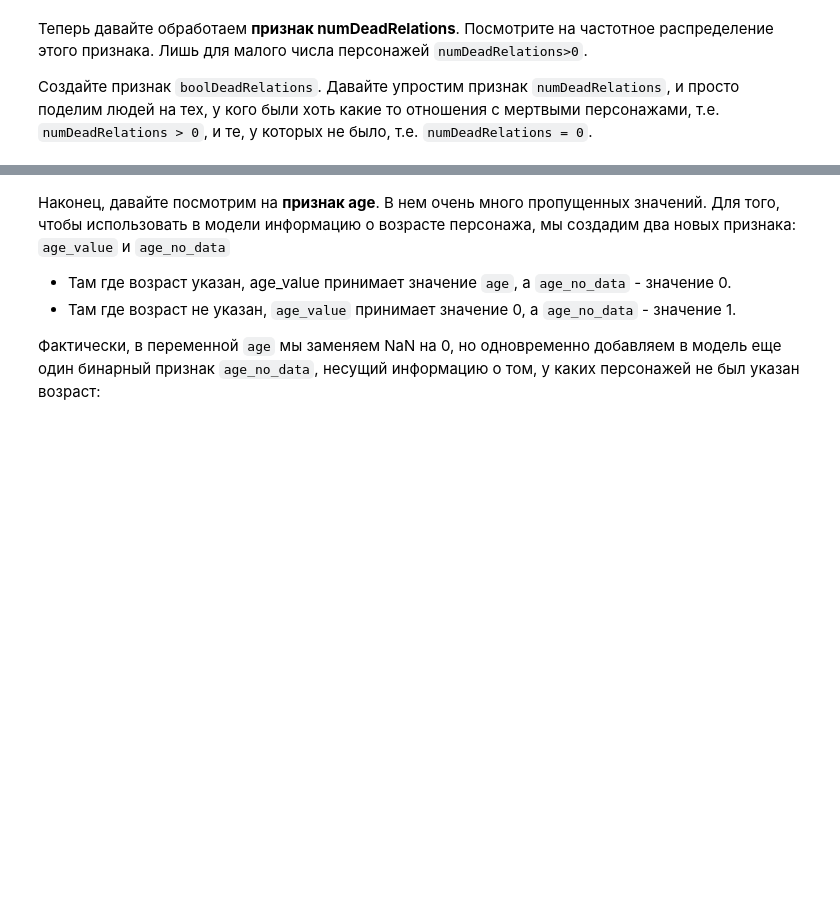
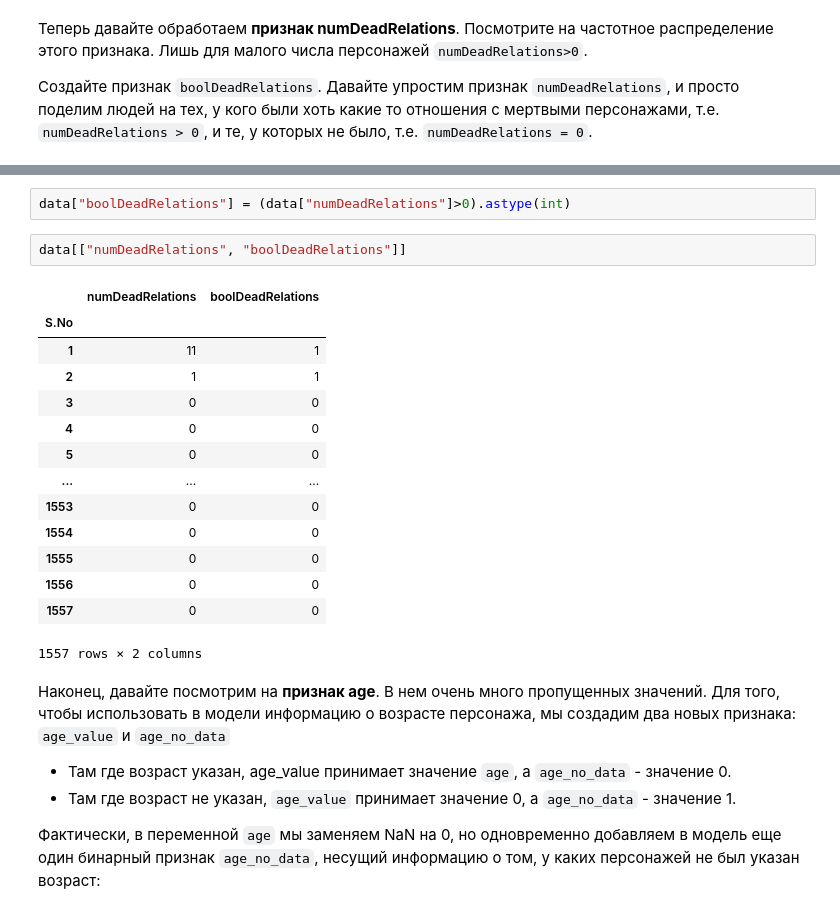
Before and after one commit to rodionP007/courses_MFTI, a Jupyter notebook: week_01_ml_intro/Homework/hw_1_game_of_thrones.ipynb, the cells around one changed output, grey strips where cells are left out. Cells and saved outputs as stored; diff of their text form; blank space fills up the shorter version.

```diff
--- a/week_01_ml_intro/Homework/hw_1_game_of_thrones.ipynb
+++ b/week_01_ml_intro/Homework/hw_1_game_of_thrones.ipynb
@@ -245,3 +309,22 @@ Name: count, dtype: int64
+# %%
+data["boolDeadRelations"] = (data["numDeadRelations"]>0).astype(int)
+# %%
+data[["numDeadRelations", "boolDeadRelations"]]
+# %% [output]
+|  | numDeadRelations | boolDeadRelations |
+| S.No |  |  |
+| 1 | 11 | 1 |
+| 2 | 1 | 1 |
+| 3 | 0 | 0 |
+| 4 | 0 | 0 |
+| 5 | 0 | 0 |
+| ... | ... | ... |
+| 1553 | 0 | 0 |
+| 1554 | 0 | 0 |
+| 1555 | 0 | 0 |
+| 1556 | 0 | 0 |
+| 1557 | 0 | 0 |
+1557 rows × 2 columns
 # %% [markdown]
 Наконец, давайте посмотрим на **признак age**. В нем очень много пропущенных значений. Для того, чтобы использовать в модели информацию о возрасте персонажа, мы создадим два новых признака: `age_value` и `age_no_data`
 
```
Also changed, not shown: parts of 19 cells of this notebook.
